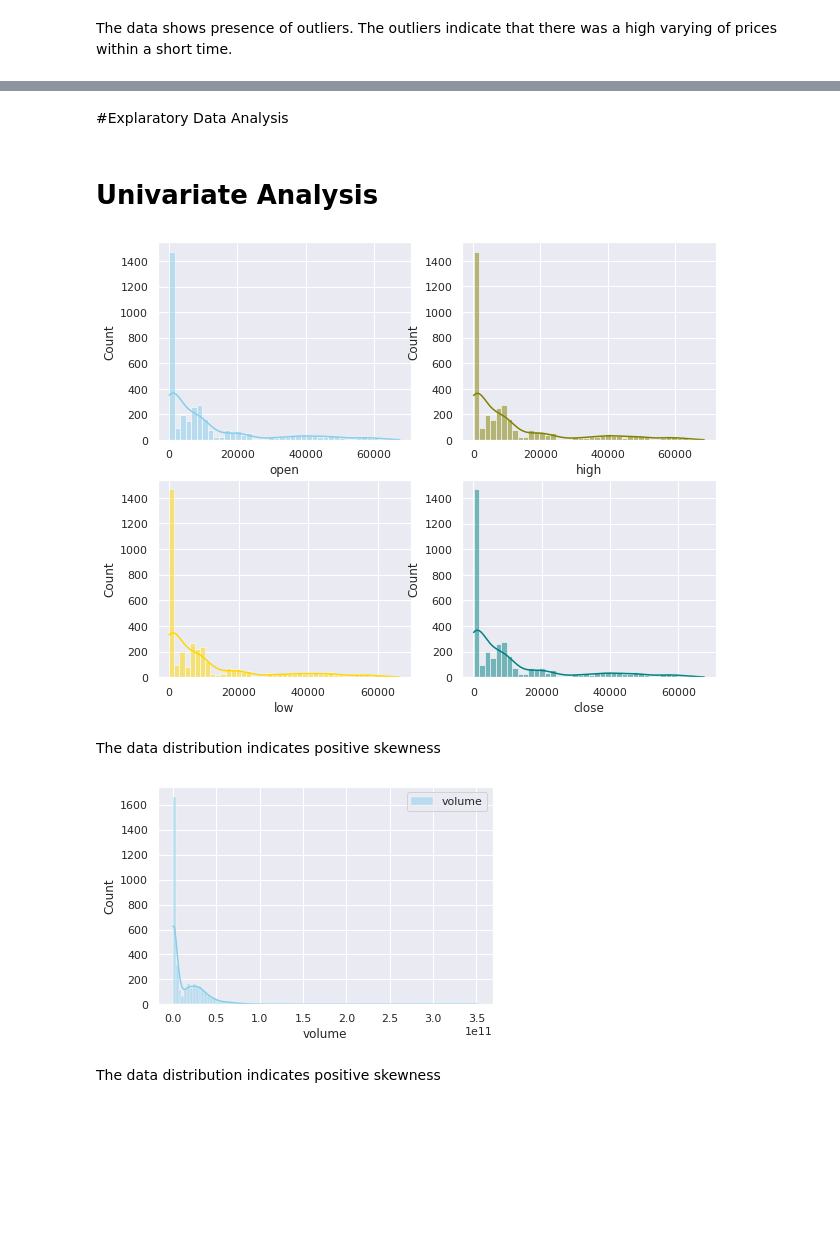
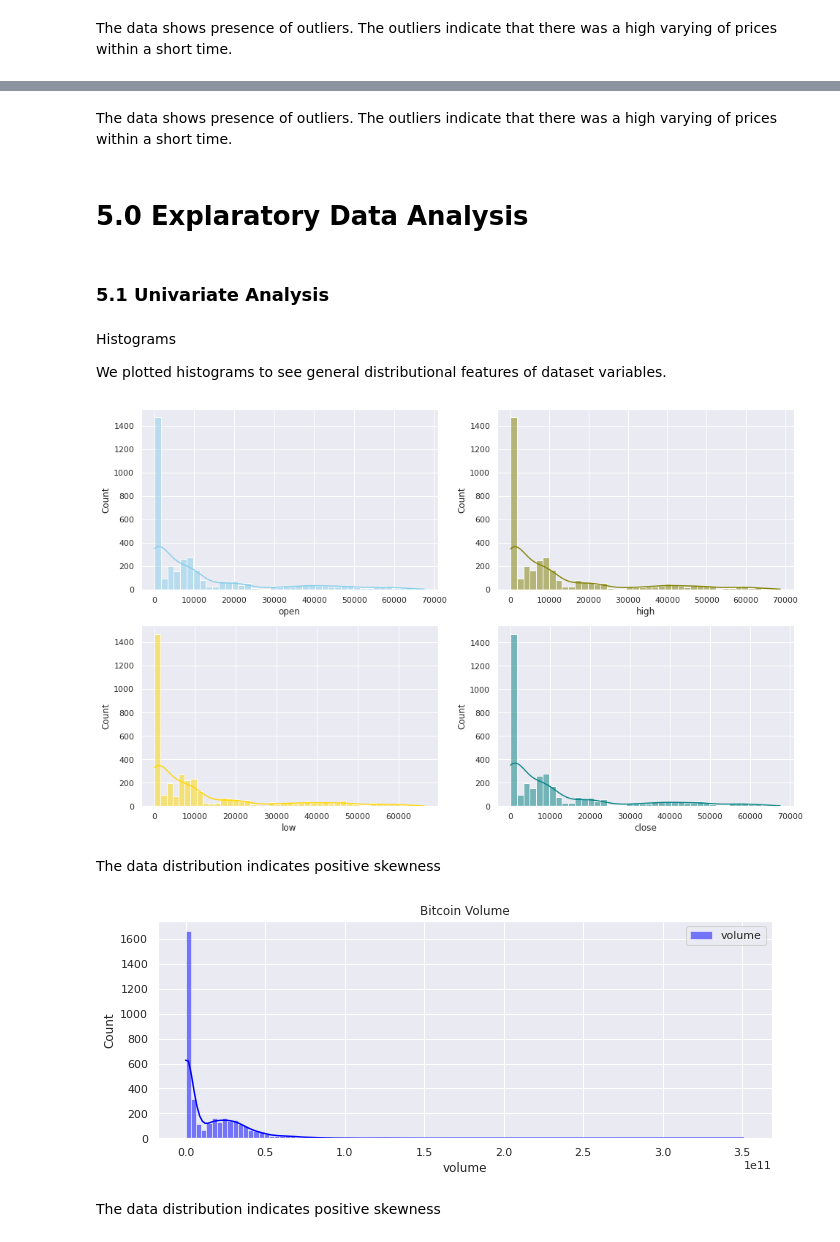
Before and after one commit to Sam1522/Bitcoin_Time_Series_Prediction, a Jupyter notebook: Bitcoin_Price_Prediction.ipynb, the cells around one changed output, grey strips where cells are left out. Drawn from its saved outputs; the diff is of its cells as text; code cells hidden in the pictures; blank space fills up the shorter version.

```diff
--- a/Bitcoin_Price_Prediction.ipynb
+++ b/Bitcoin_Price_Prediction.ipynb
@@ -167,3 +221,3 @@ df.head()
 # %%
-#converting volume to 6 decimal points
-df['volume'] = df['volume'].apply("{:.06f}".format)
+#converting volume to 2 decimal points
+df['volume'] = df['volume'].apply("{:.02f}".format)
@@ -212,0 +260,3 @@ df['market_cap'] = pd.to_numeric(df['market_cap'], errors='coerce')
+# %%
+#convert new timestamp to datetime
+df['DateTime'] = pd.to_datetime(df['timestamp'], errors='coerce')
@@ -212,0 +266,4 @@ df['market_cap'] = pd.to_numeric(df['market_cap'], errors='coerce')
+# %%
+#Remove time from date and store it in a new column
+df['DateTime'] =df.DateTime.dt.date
+df.head()
@@ -213,3 +277,6 @@ df['market_cap'] = pd.to_numeric(df['market_cap'], errors='coerce')
+# %%
+#convert new Datetime to datetime
+df['DateTime'] = pd.to_datetime(df['DateTime'], errors='coerce')
 # %%
 df.info()
 # %% [output]
@@ -260,34 +329,41 @@ The data shows presence of outliers. The outliers indicate that there was a high
+# %% [markdown]
+The data shows presence of outliers. The outliers indicate that there was a high varying of prices within a short time.
 # %% [markdown]
-#Explaratory Data Analysis
+# 5.0 Explaratory Data Analysis
 # %% [markdown]
-# **Univariate Analysis**
+###  5.1 Univariate Analysis
+# %% [markdown]
+Histograms
+
+We plotted histograms to see general distributional features of dataset variables.
 # %%
 #histograms for open,high, low and close
 
 # set a grey background (use sns.set_theme() if seaborn version 0.11.0 or above)
 sns.set(style="darkgrid")
 
-fig, axs = plt.subplots(2, 2, figsize=(10, 8))
+fig, axs = plt.subplots(2, 2, figsize=(16, 10))
 
 sns.histplot(data=df, x="open", kde=True, color="skyblue", ax=axs[0, 0])
 sns.histplot(data=df, x="high", kde=True, color="olive", ax=axs[0, 1])
 sns.histplot(data=df, x="low", kde=True, color="gold", ax=axs[1, 0])
 sns.histplot(data=df, x="close", kde=True, color="teal", ax=axs[1, 1])
 
 plt.show()
 # %% [output]
-[figure, old version]
+[figure, new version]
 # %% [markdown]
 The data distribution indicates positive skewness
 # %%
 #histogram for volume
 
-sns.histplot(data=df, x="volume", color="skyblue", label="volume", kde=True)
-
+sns.histplot(data=df, x="volume", color="blue", label="volume", kde=True)
+figsize=(16, 14)
 plt.legend()
+plt.title("Bitcoin Volume")
 plt.show()
 # %% [output]
-[figure, old version]
+[figure, new version]
 # %% [markdown]
 The data distribution indicates positive skewness
 # %%
```
Also changed, not shown: parts of 124 cells of this notebook.
